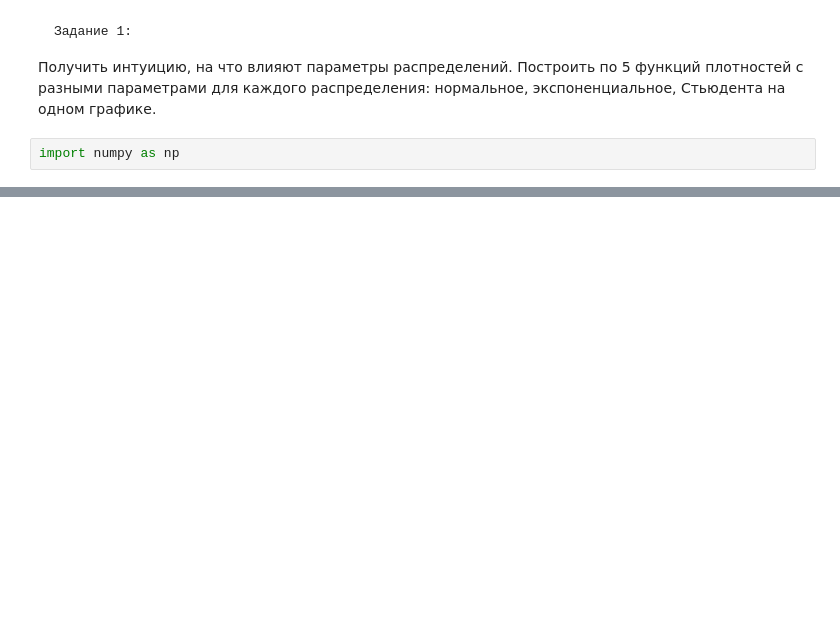
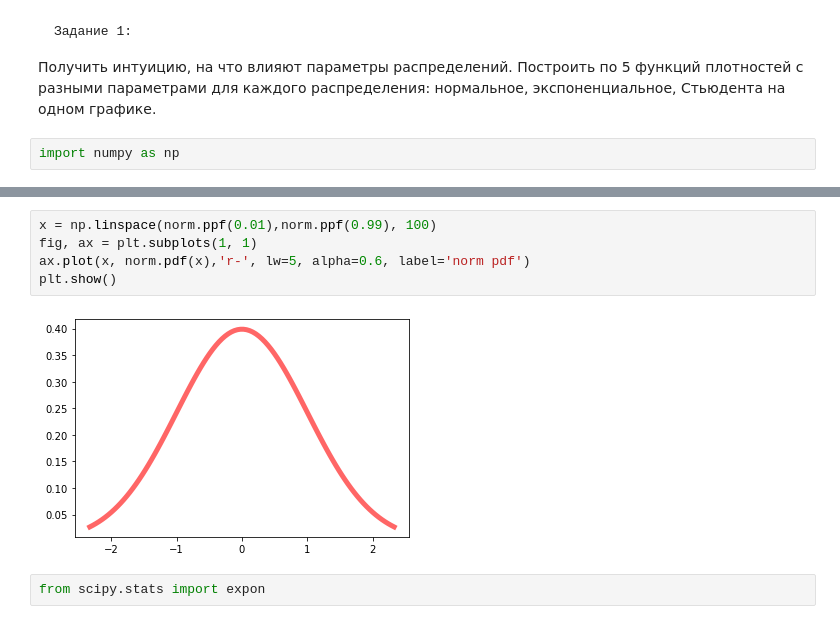
Before and after one commit to semnganye/phyton, a Jupyter notebook: mathematics/DZ_continuous_random_variables.ipynb, the cells around one changed output, grey strips where cells are left out. Cells and saved outputs as stored; diff of their text form; blank space fills up the shorter version.

```diff
--- a/mathematics/DZ_continuous_random_variables.ipynb
+++ b/mathematics/DZ_continuous_random_variables.ipynb
@@ -135,0 +31,9 @@ plt.show()
+# %%
+x = np.linspace(norm.ppf(0.01),norm.ppf(0.99), 100)
+fig, ax = plt.subplots(1, 1)
+ax.plot(x, norm.pdf(x),'r-', lw=5, alpha=0.6, label='norm pdf')
+plt.show()
+# %% [output]
+[figure, added]
+# %%
+from scipy.stats import expon
```
Also changed, not shown: parts of 36 cells of this notebook.
